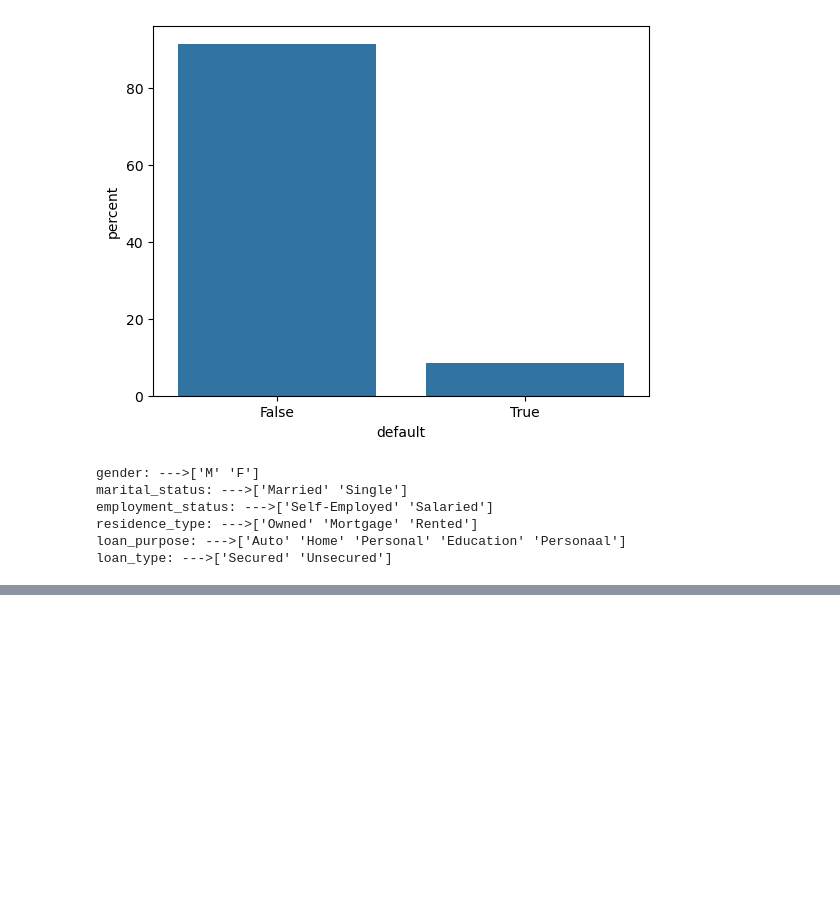
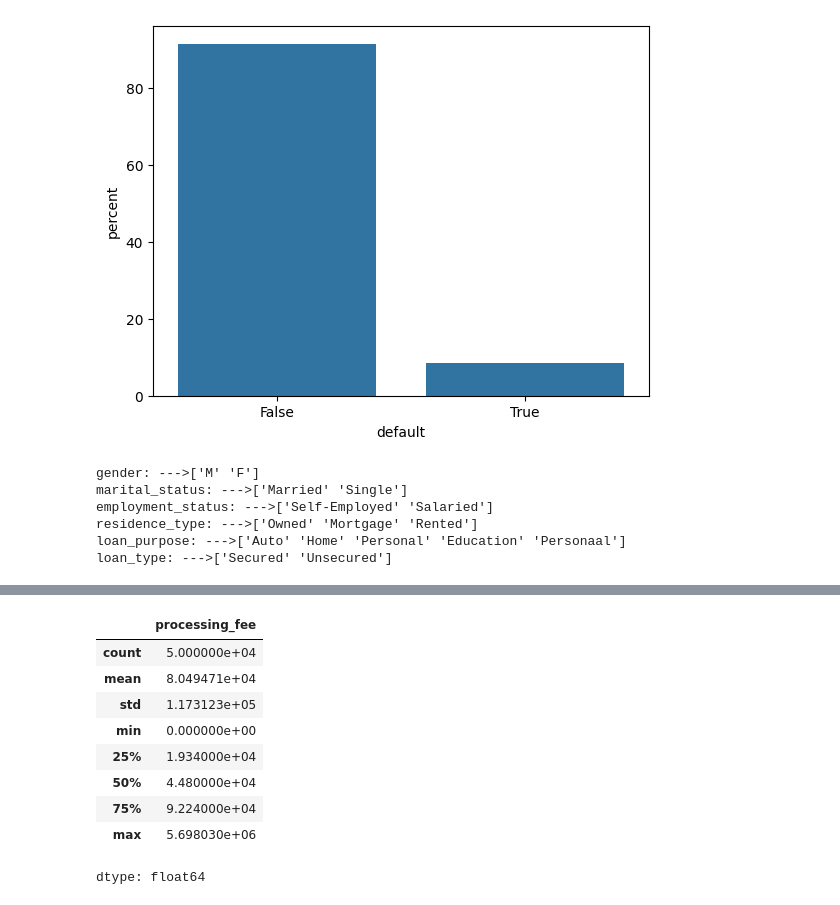
Before and after one commit to JY6299/CR_Modeling_2, a Jupyter notebook: CR_ML_Modeling.ipynb, the cells around one changed output, grey strips where cells are left out. Saved outputs shown, nothing was run; the diff lists cells and outputs as text; code cells hidden in the pictures; blank space fills up the shorter version.

```diff
--- a/CR_ML_Modeling.ipynb
+++ b/CR_ML_Modeling.ipynb
@@ -160,0 +174,13 @@ Name: count, dtype: int64
+# %%
+df['processing_fee'].describe()
+# %% [output]
+|  | processing_fee |
+| count | 5.000000e+04 |
+| mean | 8.049471e+04 |
+| std | 1.173123e+05 |
+| min | 0.000000e+00 |
+| 25% | 1.934000e+04 |
+| 50% | 4.480000e+04 |
+| 75% | 9.224000e+04 |
+| max | 5.698030e+06 |
+dtype: float64
```
Also changed, not shown: parts of 5 cells of this notebook.
